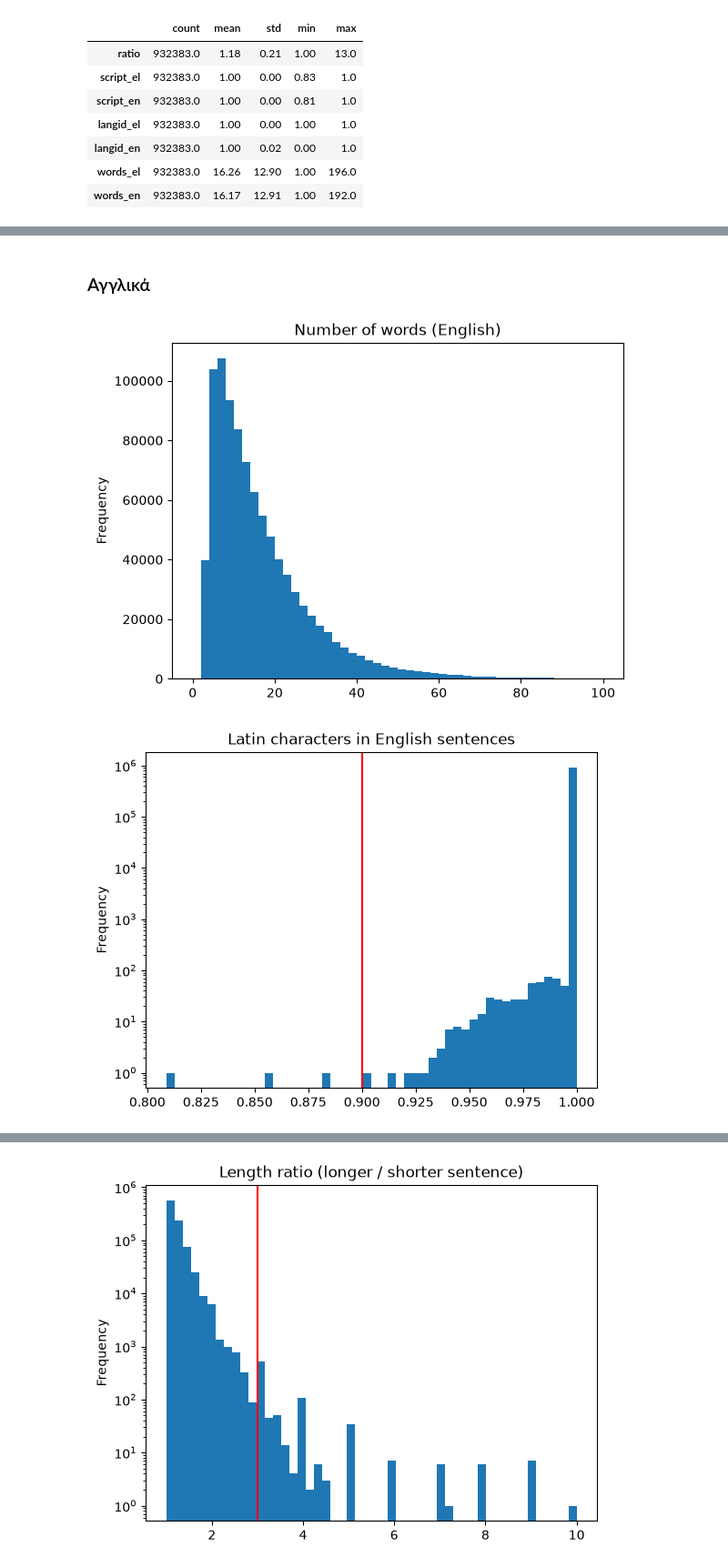
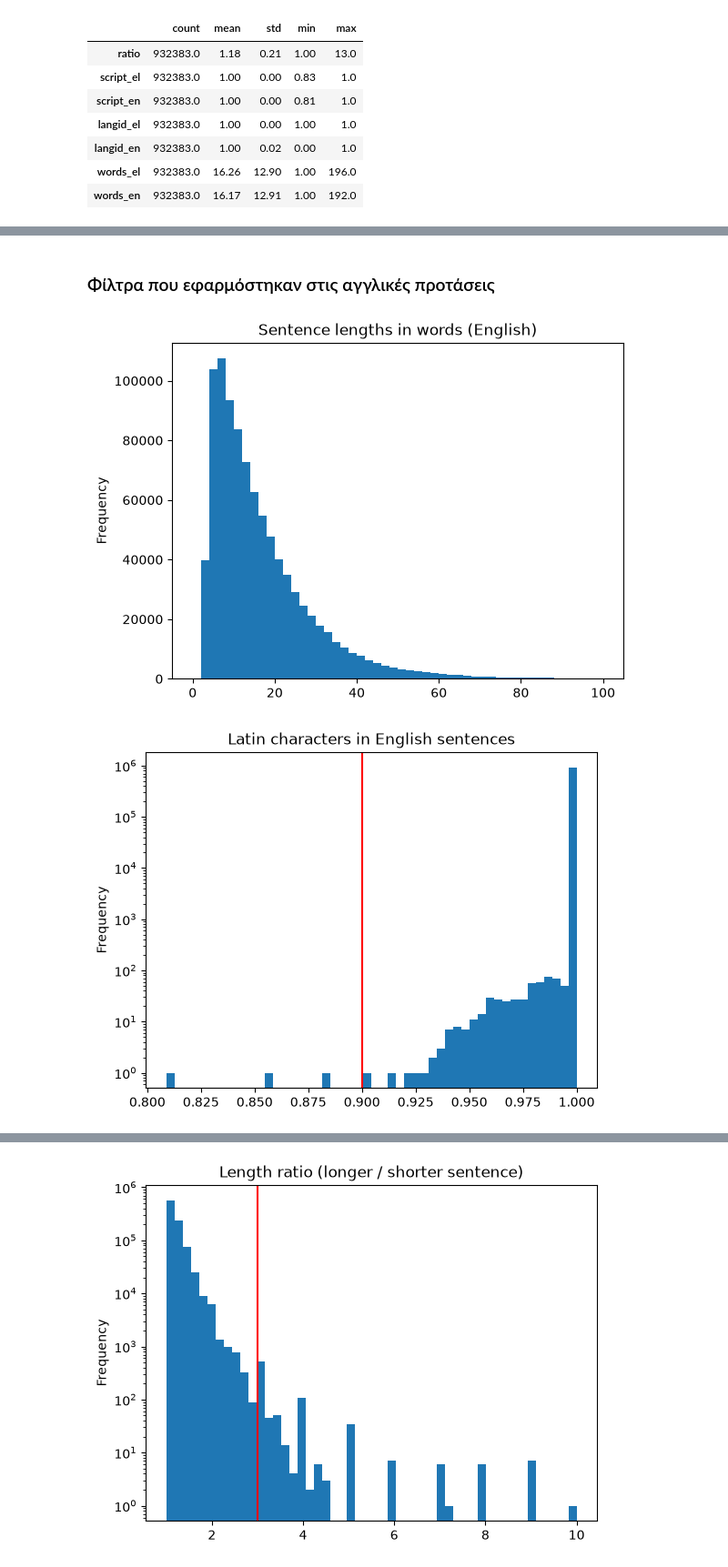
Before and after one commit to katerinadefto-svg/Machine-Translation-Group-Project-1, a Jupyter notebook: opusfilter_cleaning.ipynb, the cells around one changed output, grey strips where cells are left out. Shown at 91% size. Saved outputs shown, nothing was run; the diff lists cells and outputs as text; code cells hidden in the pictures.

```diff
--- a/opusfilter_cleaning.ipynb
+++ b/opusfilter_cleaning.ipynb
@@ -108,22 +108,22 @@ plt.show()
 [figure]
 [figure]
 # %% [markdown]
-### Αγγλικά
+### Φίλτρα που εφαρμόστηκαν στις αγγλικές προτάσεις
 # %%
 scores["words_en"].plot.hist(bins=50, range=(0, 100))
-plt.title("Number of words (English)")
+plt.title("Sentence lengths in words (English)")
 plt.show()
 
 scores["script_en"].plot.hist(bins=50, log=True)
 plt.axvline(0.9, color="red")
 plt.title("Latin characters in English sentences")
 plt.show()
 
 scores["langid_en"].plot.hist(bins=50, log=True)
 plt.title("LangID confidence (English)")
 plt.show()
 # %% [output]
-[figure, old version]
+[figure, new version]
 [figure]
 [figure]
 # %% [markdown]
```
Also changed, not shown: parts of 10 cells of this notebook, 1 other file.
